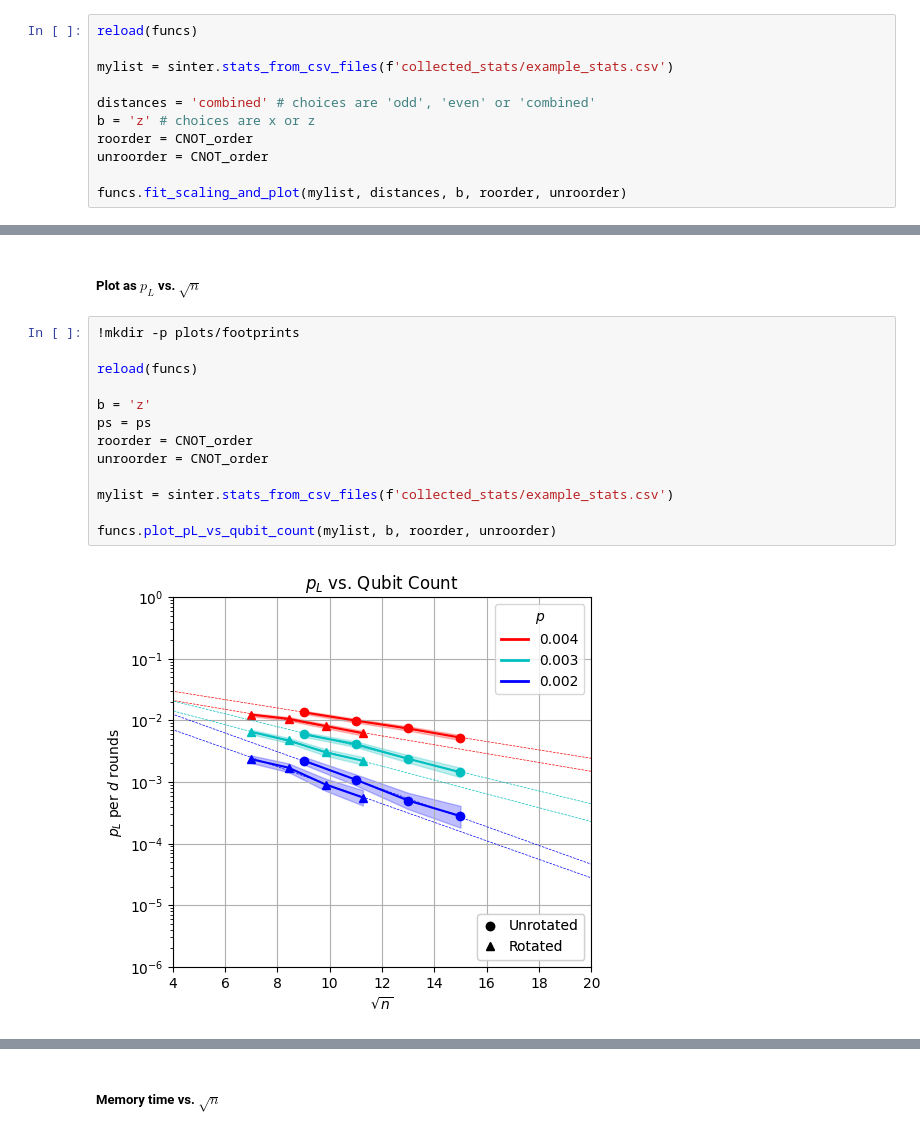
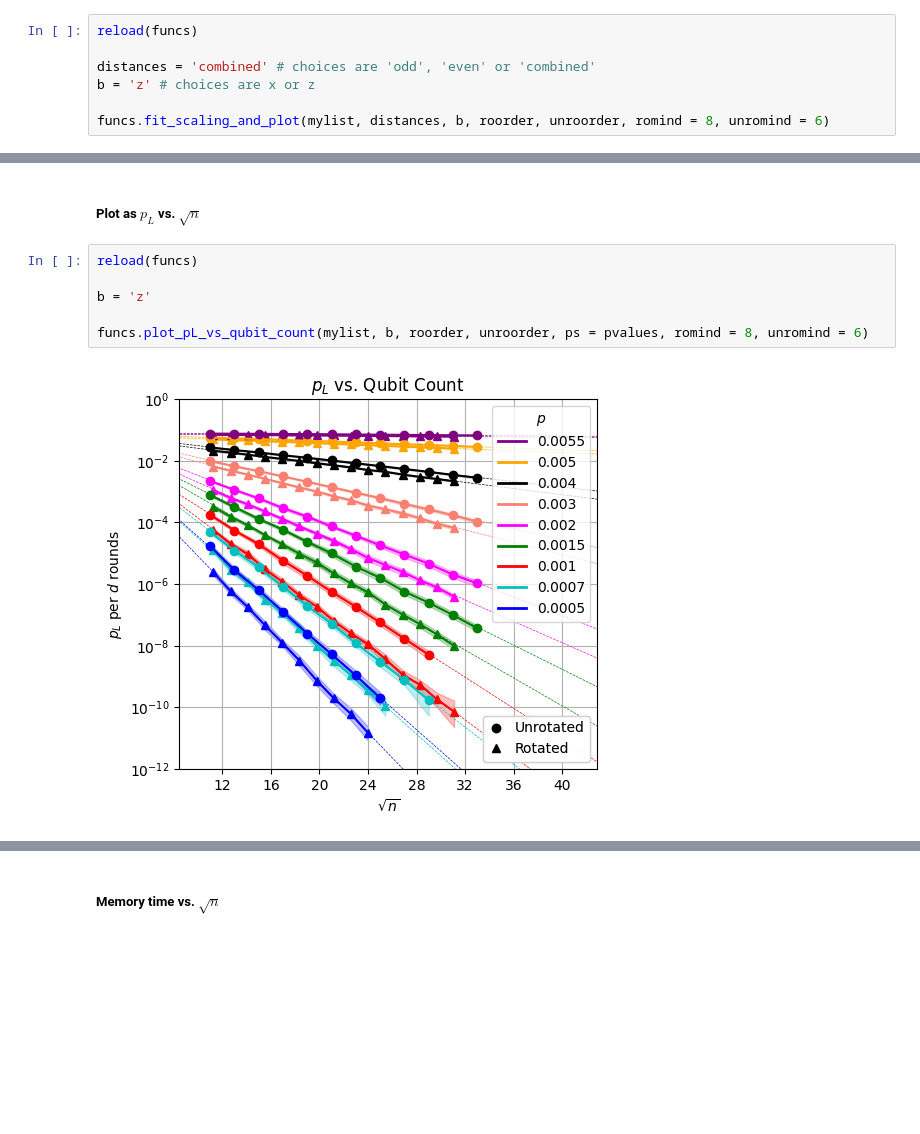
Before and after one commit to wamud/compare_the_pair, a Jupyter notebook: src/paper_data_and_plots.ipynb, the cells around one changed output, grey strips where cells are left out. Saved outputs shown, nothing was run; the diff lists cells and outputs as text; blank space fills up the shorter version.

```diff
--- a/src/paper_data_and_plots.ipynb
+++ b/src/paper_data_and_plots.ipynb
@@ -47,12 +71,8 @@ funcs.plot_thresholds(mylist, roorder, unroorder)
 # %%
 reload(funcs)
 
-mylist = sinter.stats_from_csv_files(f'collected_stats/example_stats.csv')
-
 distances = 'combined' # choices are 'odd', 'even' or 'combined'
 b = 'z' # choices are x or z
-roorder = CNOT_order
-unroorder = CNOT_order
 
-funcs.fit_scaling_and_plot(mylist, distances, b, roorder, unroorder)
+funcs.fit_scaling_and_plot(mylist, distances, b, roorder, unroorder, romind = 8, unromind = 6)
 # %% [output]
@@ -76,17 +96,10 @@ ro z 10231203
 # %% [markdown]
 ##### Plot as $p_L$ vs. $\sqrt{n}$
-# %%
-!mkdir -p plots/footprints
-
-reload(funcs)
-
-b = 'z'
-ps = ps
-roorder = CNOT_order
-unroorder = CNOT_order
-
-mylist = sinter.stats_from_csv_files(f'collected_stats/example_stats.csv')
-
-funcs.plot_pL_vs_qubit_count(mylist, b, roorder, unroorder)
-# %% [output]
-[figure, removed]
+# %%
+reload(funcs)
+
+b = 'z'
+
+funcs.plot_pL_vs_qubit_count(mylist, b, roorder, unroorder, ps = pvalues, romind = 8, unromind = 6)
+# %% [output]
+[figure, added]
```
Also changed, not shown: parts of 18 cells of this notebook, 25 other files.
